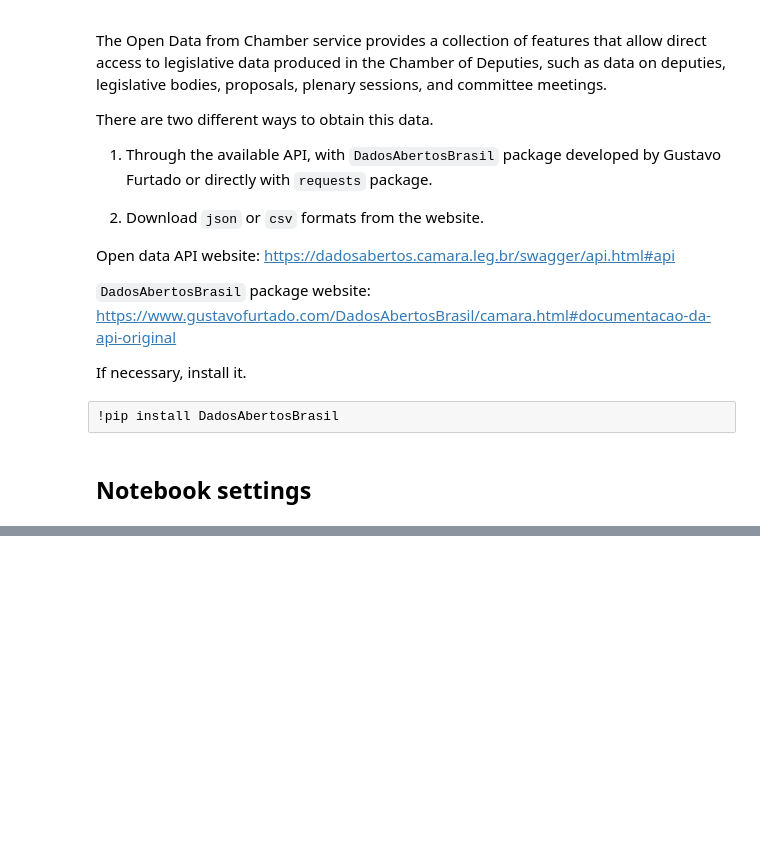
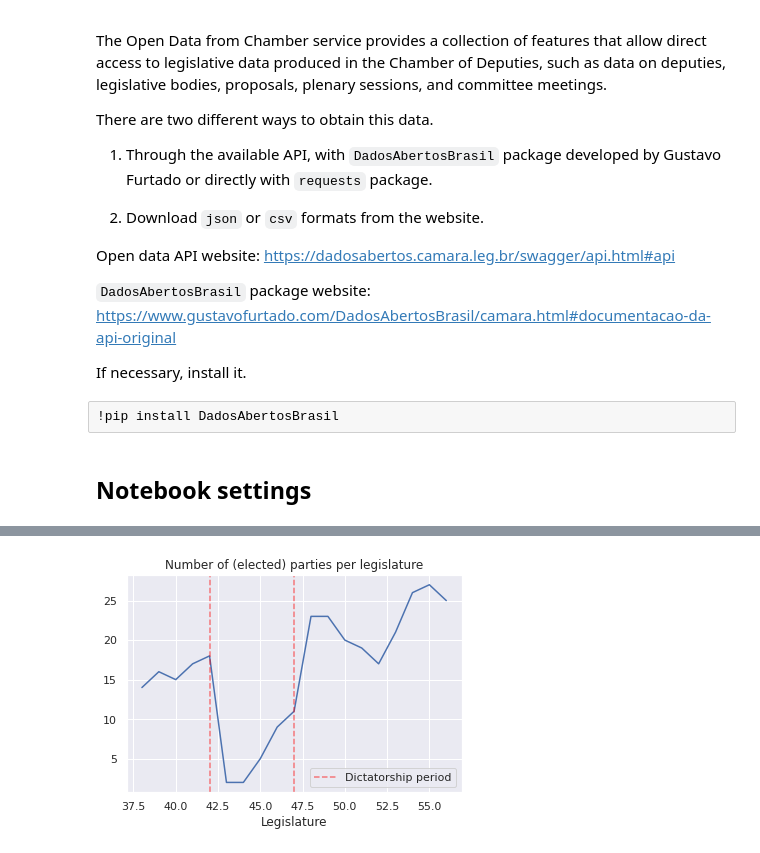
Before and after one commit to lucasmoschen/project-network-science, a Jupyter notebook: notebooks/data_exploration.ipynb, the cells around one changed output, grey strips where cells are left out. Drawn from its saved outputs; the diff is of its cells as text; code cells hidden in the pictures; blank space fills up the shorter version.

```diff
--- a/notebooks/data_exploration.ipynb
+++ b/notebooks/data_exploration.ipynb
@@ -101,0 +98,19 @@ nx.draw(G_deputados, node_size = 20)
+# %%
+number_parties = []
+
+for leg in tqdm.tqdm(range(38,57)):
+
+    parties_leg = camara.lista_deputados(legislatura=leg).siglaPartido.unique().shape[0]
+    number_parties.append(parties_leg)
+
+    time.sleep(2)
+# %%
+plt.plot(range(38,57), number_parties)
+plt.axvline(42, color = 'red', alpha = 0.5, linestyle = '--', label = 'Dictatorship period')
+plt.axvline(47, color = 'red', alpha = 0.5, linestyle = '--')
+plt.xlabel('Legislature')
+plt.title('Number of (elected) parties per legislature')
+plt.legend()
+plt.show()
+# %% [output]
+[figure, added]
```
Also changed, not shown: parts of 23 cells of this notebook.
